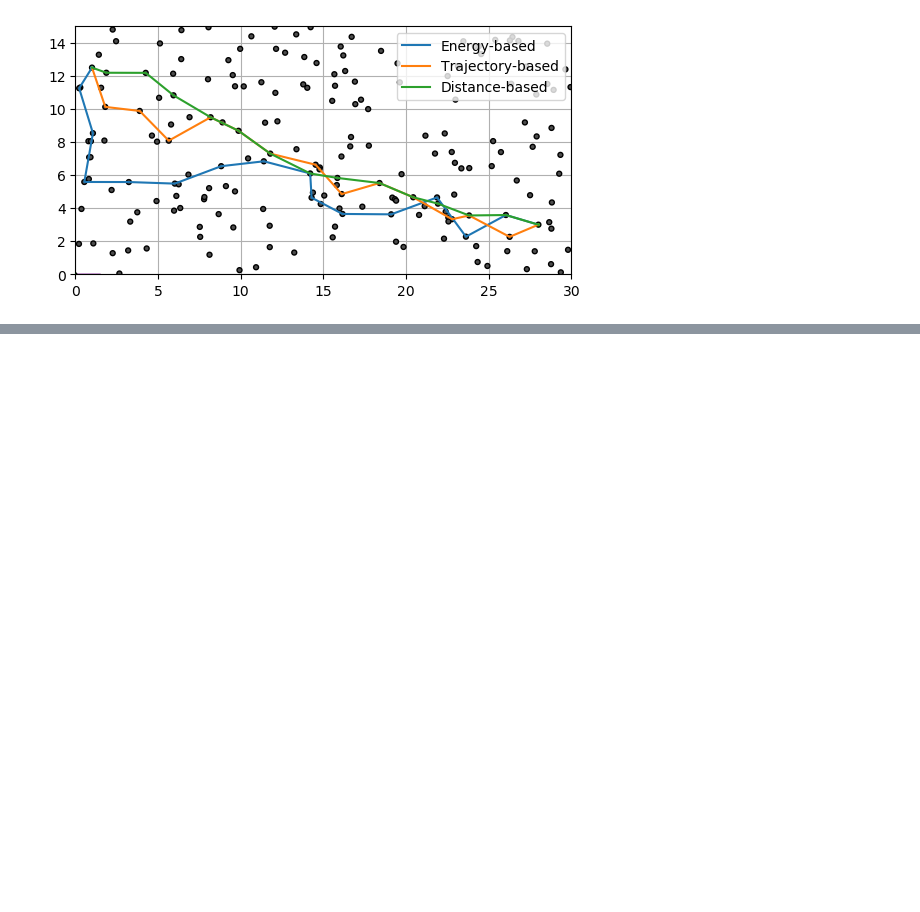
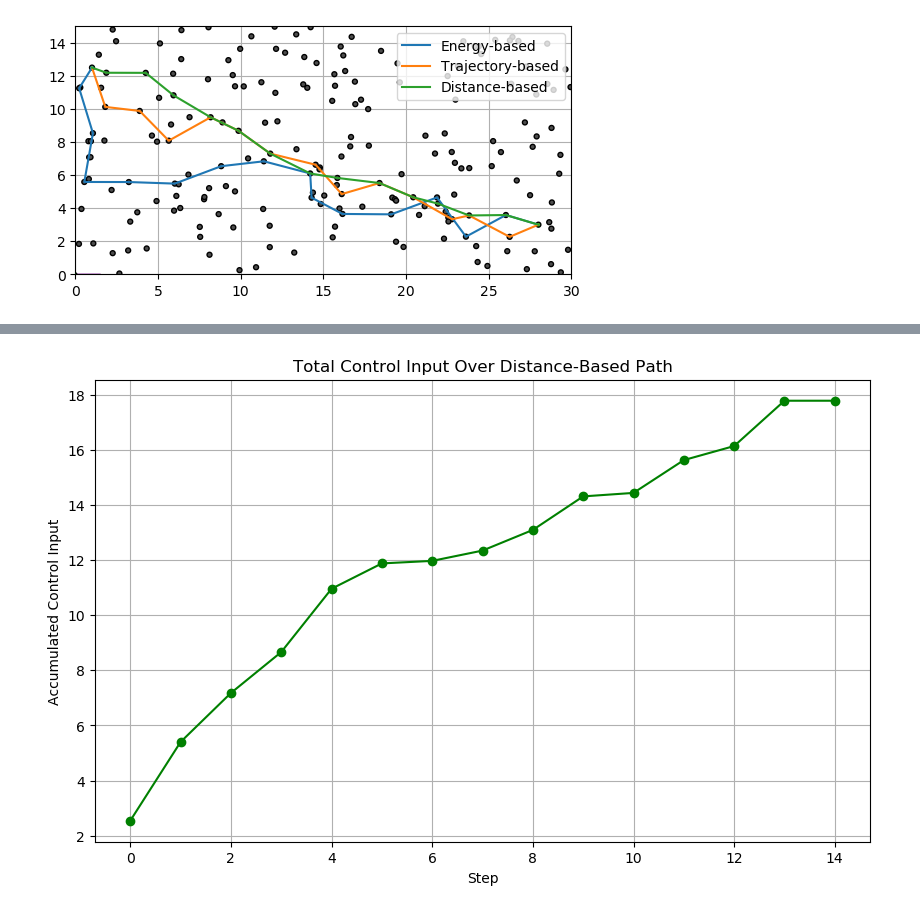
Before and after one commit to ndobrad/meam5170-finalproject, a Jupyter notebook: collect_report_data.ipynb, the cells around one changed output, grey strips where cells are left out. Saved outputs shown, nothing was run; the diff lists cells and outputs as text; code cells hidden in the pictures; blank space fills up the shorter version.

```diff
--- a/collect_report_data.ipynb
+++ b/collect_report_data.ipynb
@@ -171,0 +395,12 @@ for i, curr_hold in enumerate(simulation.current_hold):
+# %%
+# Collect the stats for each step of the dist-based plan, after simulation
+dist_stats = []
+for i, curr_hold in enumerate(simulation.current_hold):
+    row = {
+        "Step": i,
+        "Hold": curr_hold,
+        "Calc": simulation.total_segment_input[i]
+    }
+    dist_stats.append(row)
+dist_stats = pd.DataFrame(dist_stats)
+print(dist_stats)
@@ -171,0 +424,11 @@ for i, curr_hold in enumerate(simulation.current_hold):
+# %%
+# Plot accumulated control over dist-based path
+plt.figure(figsize=(10, 6))
+plt.plot(np.array(dist_stats["Step"]),np.array(dist_stats["Calc"]).cumsum(), marker='o', color='green')
+plt.xlabel("Step")
+plt.ylabel("Accumulated Control Input")
+plt.title("Total Control Input Over Distance-Based Path")
+plt.grid(True)
+plt.show()
+# %% [output]
+[figure, added]
```
Also changed, not shown: parts of 18 cells of this notebook.
